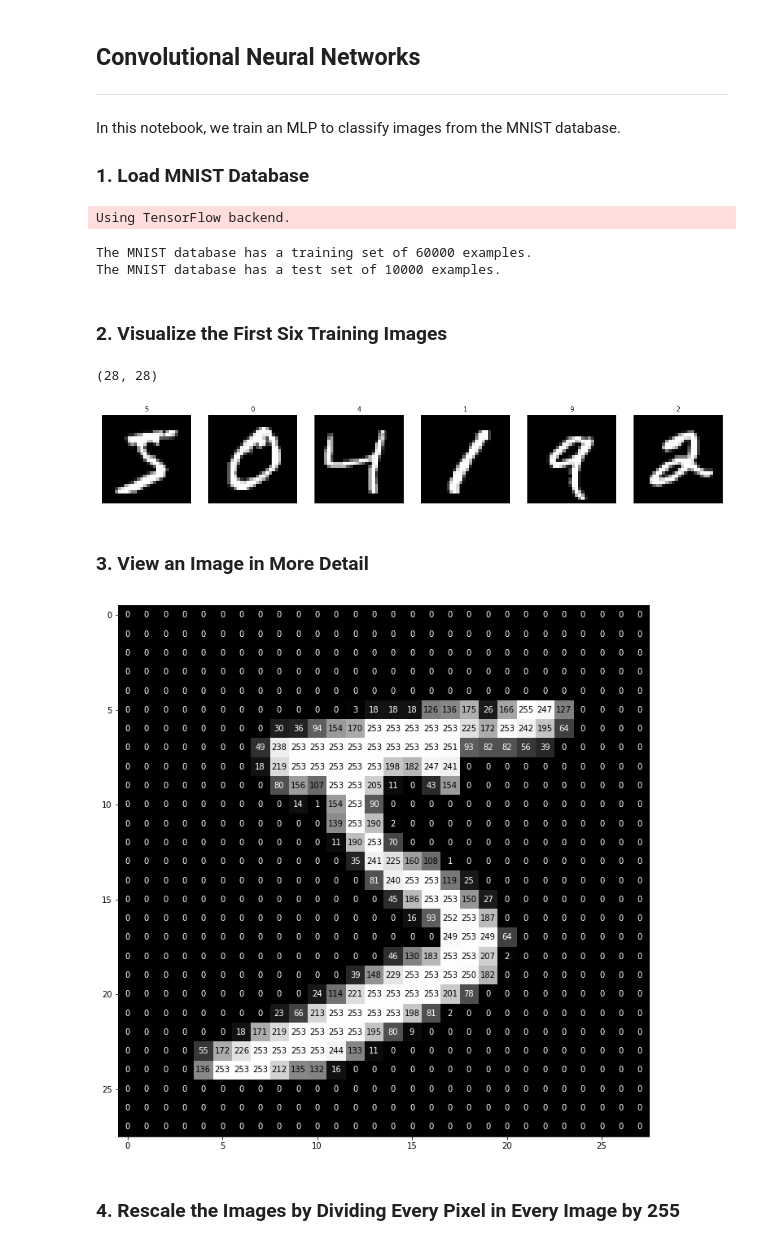
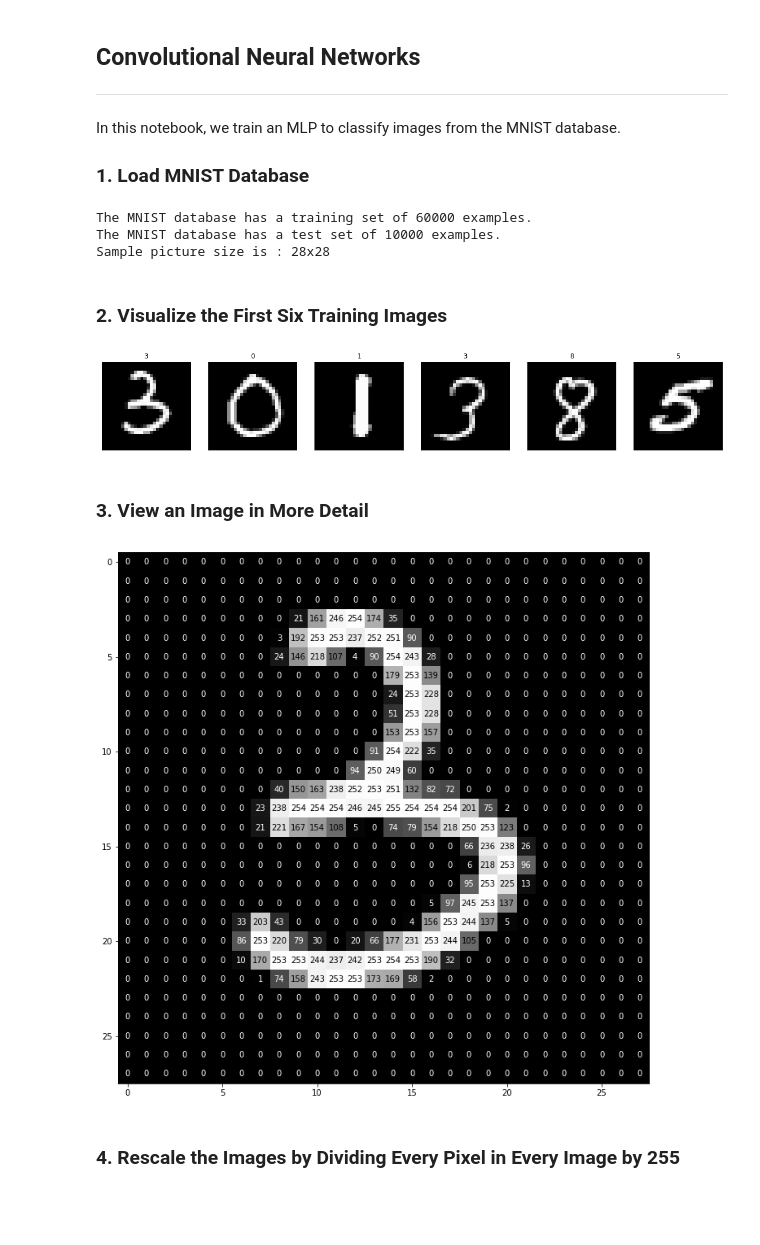
Before and after one commit to remi-ang/Udacity_MLND, a Jupyter notebook: cnn/mnist-mlp/mnist_mlp.ipynb, the cells around one changed output. Cells and saved outputs as stored; diff of their text form; code cells hidden in the pictures; blank space fills up the shorter version.

Commit message:
mnist-mlp mini-project
MLP Architecture exploration based on hand-written digit recognition (MNIST database)

```diff
--- a/cnn/mnist-mlp/mnist_mlp.ipynb
+++ b/cnn/mnist-mlp/mnist_mlp.ipynb
@@ -16,49 +16,48 @@ from keras.datasets import mnist
 
 print("The MNIST database has a training set of %d examples." % len(X_train))
 print("The MNIST database has a test set of %d examples." % len(X_test))
+print("Sample picture size is : {}x{}".format(*X_train[0].shape))
 # %% [output]
-Using TensorFlow backend.
+The MNIST database has a training set of 60000 examples.
+The MNIST database has a test set of 10000 examples.
+Sample picture size is : 28x28
-The MNIST database has a training set of 60000 examples.
-The MNIST database has a test set of 10000 examples.
 # %% [markdown]
 ### 2. Visualize the First Six Training Images
-# %%
-X_train[0].shape
-# %% [output]
-(28, 28)
 # %%
 import matplotlib.pyplot as plt
 %matplotlib inline
 import matplotlib.cm as cm
 import numpy as np
+from random import sample
 
-# plot first six training images
+# plot six random training images
+randImageIdx = sample(range(1, len(X_train)), 6)
 fig = plt.figure(figsize=(20,20))
-for i in range(6):
+for i, n in enumerate(randImageIdx):
     ax = fig.add_subplot(1, 6, i+1, xticks=[], yticks=[])
-    ax.imshow(X_train[i], cmap='gray')
-    ax.set_title(str(y_train[i]))
+    ax.imshow(X_train[n], cmap='gray')
+    ax.set_title(str(y_train[n]))
 # %% [output]
-[figure, old version]
+[figure, new version]
 # %% [markdown]
 ### 3. View an Image in More Detail
 # %%
 def visualize_input(img, ax):
     ax.imshow(img, cmap='gray')
     width, height = img.shape
     thresh = img.max()/2.5
     for x in range(width):
         for y in range(height):
             ax.annotate(str(round(img[x][y],2)), xy=(y,x),
                         horizontalalignment='center',
                         verticalalignment='center',
                         color='white' if img[x][y]<thresh else 'black')
 
 fig = plt.figure(figsize = (12,12))
 ax = fig.add_subplot(111)
-visualize_input(X_train[0], ax)
+visualize_input(X_train[randImageIdx[0]], ax)
 # %% [output]
-[figure, old version]
+[figure, new version]
 # %% [markdown]
 ### 4. Rescale the Images by Dividing Every Pixel in Every Image by 255
 # %%
```
Also changed, not shown: parts of 28 cells of this notebook, 2 other files.
